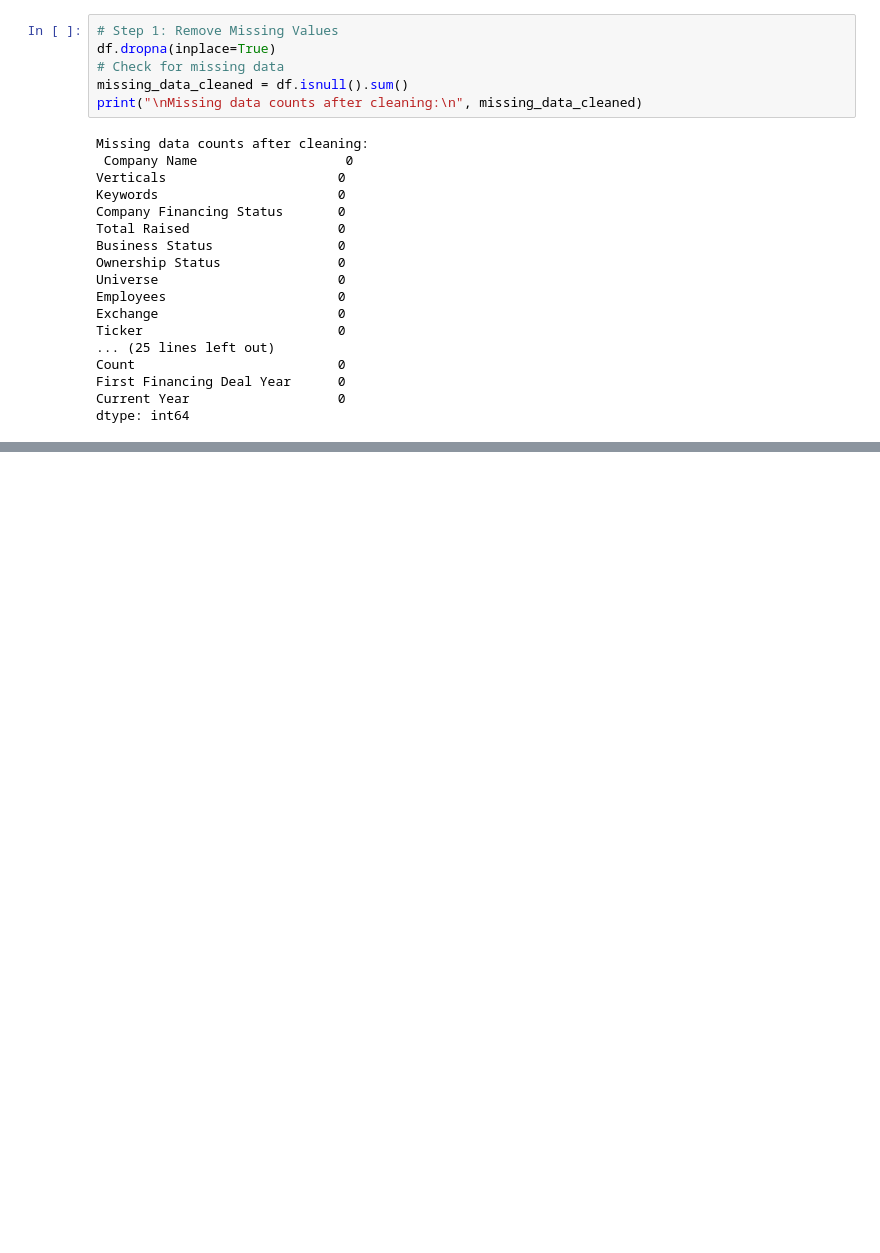
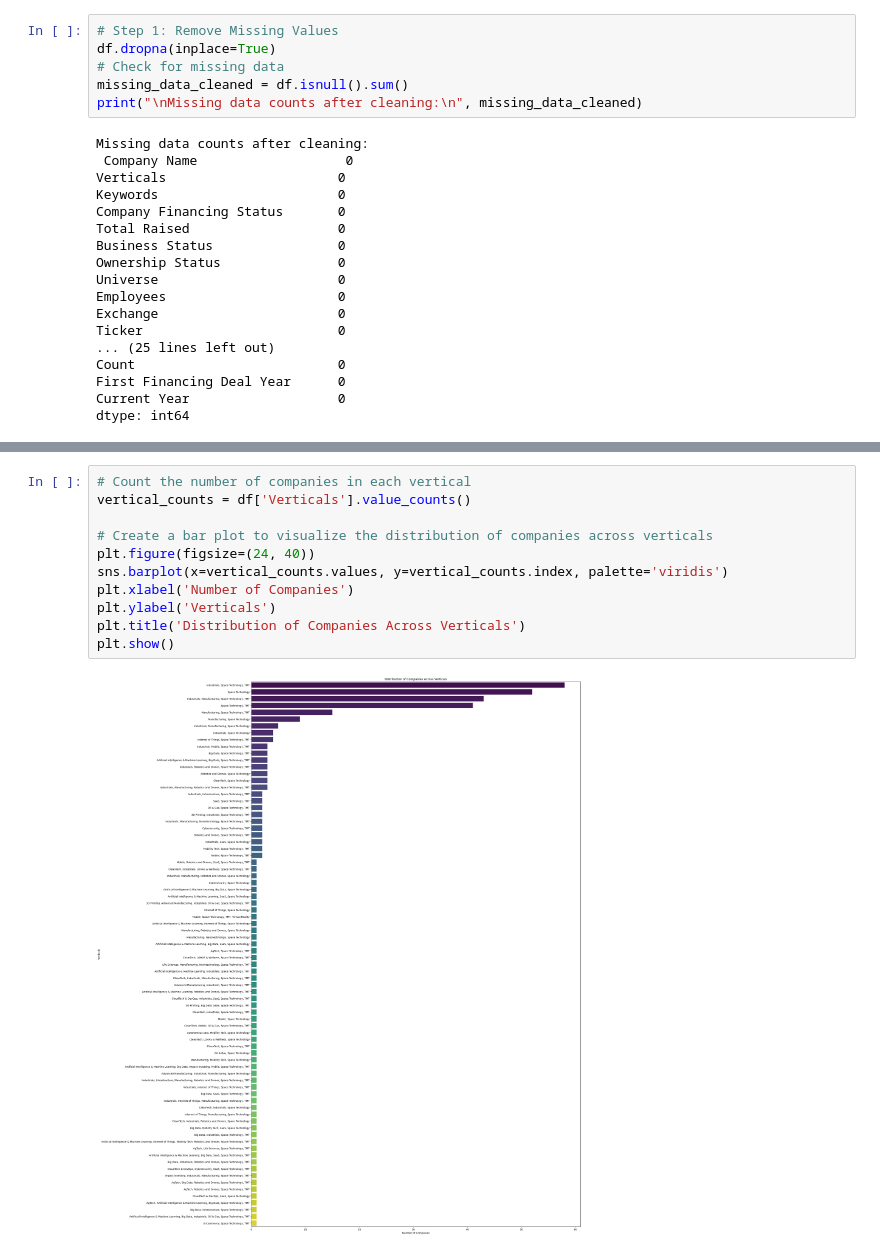
Before and after one commit to CodeDroid999/SDAAS-Market-Analysis, a Jupyter notebook: analysis.ipynb, the cells around one changed output, grey strips where cells are left out. Cells and saved outputs as stored; diff of their text form; blank space fills up the shorter version.

```diff
--- a/analysis.ipynb
+++ b/analysis.ipynb
@@ -115,0 +182,13 @@ df.to_csv('cleaned_dataset.csv', index=False)
+# %%
+# Count the number of companies in each vertical
+vertical_counts = df['Verticals'].value_counts()
+
+# Create a bar plot to visualize the distribution of companies across verticals
+plt.figure(figsize=(24, 40))
+sns.barplot(x=vertical_counts.values, y=vertical_counts.index, palette='viridis')
+plt.xlabel('Number of Companies')
+plt.ylabel('Verticals')
+plt.title('Distribution of Companies Across Verticals')
+plt.show()
+# %% [output]
+[figure, added]
```
Also changed, not shown: parts of 11 cells of this notebook.
